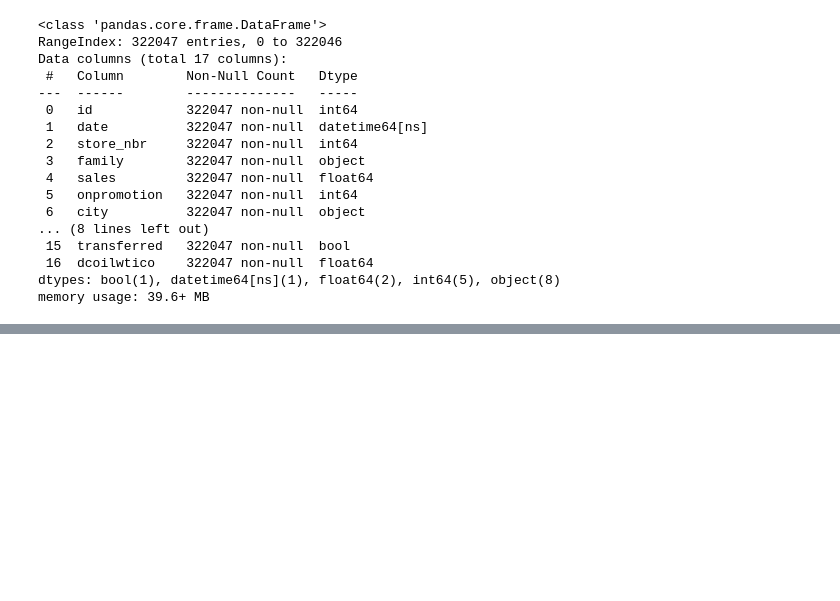
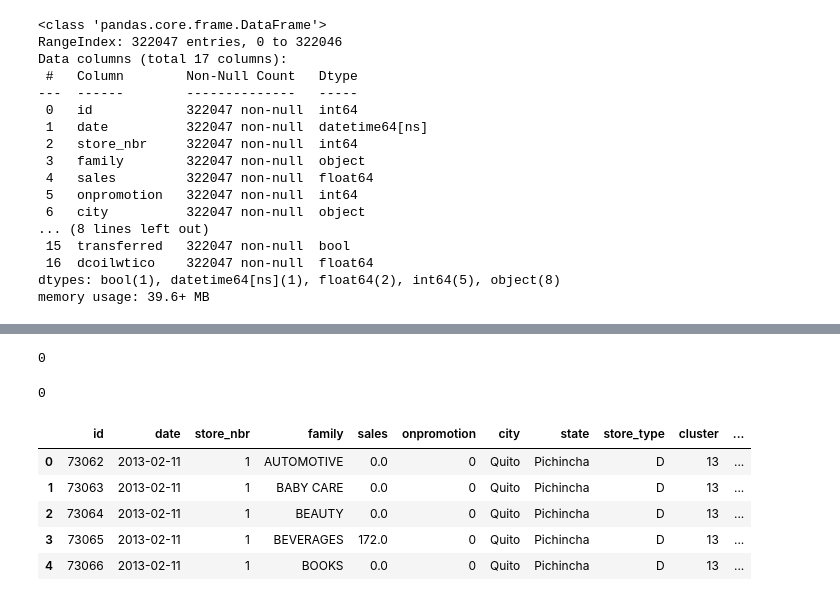
Before and after one commit to Samidirbsa/LP3-Regression, a Jupyter notebook: main.ipynb, the cells around one changed output, grey strips where cells are left out. Cells and saved outputs as stored; diff of their text form; code cells hidden in the pictures; blank space fills up the shorter version.

```diff
--- a/main.ipynb
+++ b/main.ipynb
@@ -502,0 +572,22 @@ memory usage: 39.6+ MB
+# %%
+# Check for duplicate values in the merged dataset
+duplicate_rows_merged = merged_df.duplicated()
+duplicate_rows_merged.sum()
+# %% [output]
+0
+# %%
+# Check for duplicate values in the test dataset
+duplicate_rows_test = df_test.duplicated()
+duplicate_rows_test.sum()
+# %% [output]
+0
+# %%
+merged_df.to_csv('Data/Visualization_Data.csv', index=False)
+merged_df.head()
+# %% [output]
+|  | id | date | store_nbr | family | sales | onpromotion | city | state | store_type | cluster | ... |
+| 0 | 73062 | 2013-02-11 | 1 | AUTOMOTIVE | 0.0 | 0 | Quito | Pichincha | D | 13 | ... |
+| 1 | 73063 | 2013-02-11 | 1 | BABY CARE | 0.0 | 0 | Quito | Pichincha | D | 13 | ... |
+| 2 | 73064 | 2013-02-11 | 1 | BEAUTY | 0.0 | 0 | Quito | Pichincha | D | 13 | ... |
+| 3 | 73065 | 2013-02-11 | 1 | BEVERAGES | 172.0 | 0 | Quito | Pichincha | D | 13 | ... |
+| 4 | 73066 | 2013-02-11 | 1 | BOOKS | 0.0 | 0 | Quito | Pichincha | D | 13 | ... |
```
Also changed, not shown: parts of 10 cells of this notebook, 1 other file.
